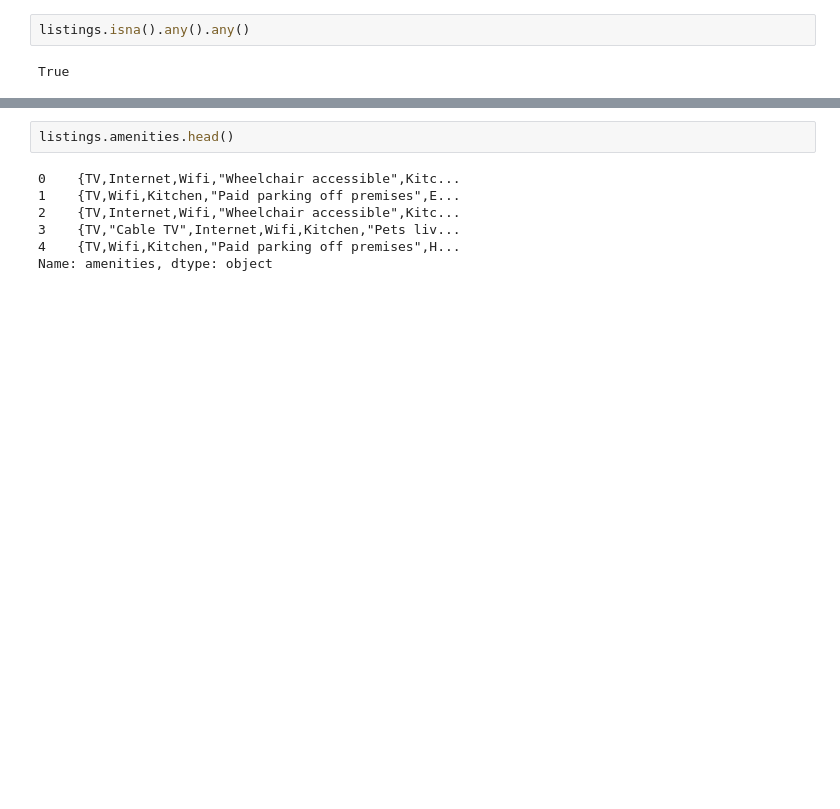
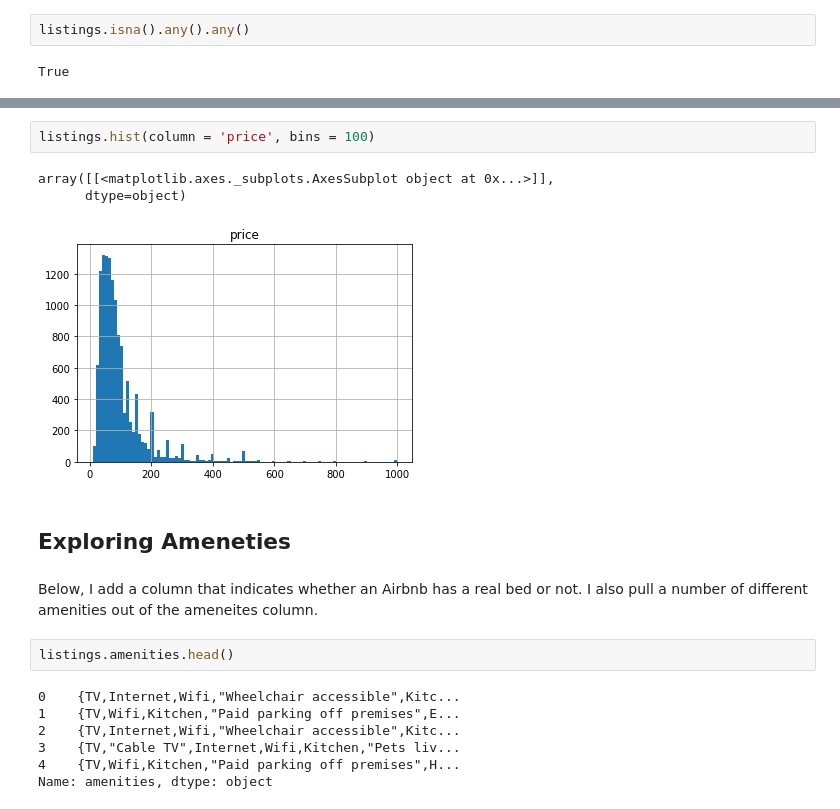
Before and after one commit to anailis/edinburgh-airbnbs, a Jupyter notebook: eda/Listings19.ipynb, the cells around one changed output, grey strips where cells are left out. Drawn from its saved outputs; the diff is of its cells as text; blank space fills up the shorter version.

```diff
--- a/eda/Listings19.ipynb
+++ b/eda/Listings19.ipynb
@@ -187,3 +169,13 @@ The `space` column contains additional details on amenities that may be extra to
+# %%
+listings.hist(column = 'price', bins = 100)
+# %% [output]
+array([[<matplotlib.axes._subplots.AxesSubplot object at 0x...>]],
+      dtype=object)
+[figure, added]
+# %% [markdown]
+## Exploring Ameneties
+# %% [markdown]
+Below, I add a column that indicates whether an Airbnb has a real bed or not. I also pull a number of different amenities out of the ameneites column.
 # %%
 listings.amenities.head()
 # %% [output]
```
Also changed, not shown: parts of 62 cells of this notebook.
